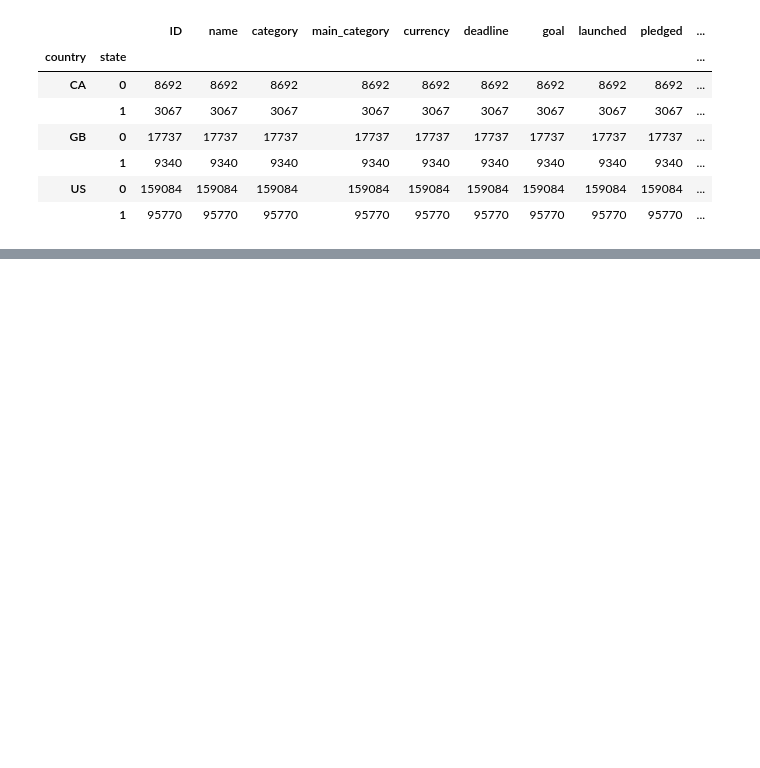
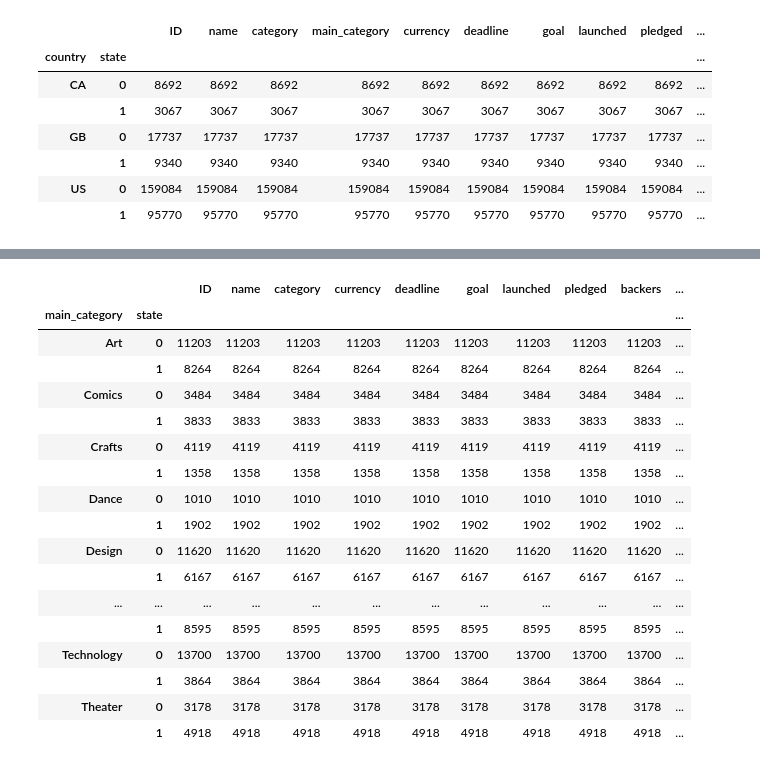
Before and after one commit to JonBebi/Kickfinisher, a Jupyter notebook: Kick_2016.ipynb, the cells around one changed output, grey strips where cells are left out. Saved outputs shown, nothing was run; the diff lists cells and outputs as text; code cells hidden in the pictures; blank space fills up the shorter version.

```diff
--- a/Kick_2016.ipynb
+++ b/Kick_2016.ipynb
@@ -346,0 +363,21 @@ df.groupby(['country', 'state']).count()
+# %%
+us.groupby(['main_category', 'state']).count()
+# %% [output]
+|  |  | ID | name | category | currency | deadline | goal | launched | pledged | backers | ... |
+| main_category | state |  |  |  |  |  |  |  |  |  | ... |
+| Art | 0 | 11203 | 11203 | 11203 | 11203 | 11203 | 11203 | 11203 | 11203 | 11203 | ... |
+|  | 1 | 8264 | 8264 | 8264 | 8264 | 8264 | 8264 | 8264 | 8264 | 8264 | ... |
+| Comics | 0 | 3484 | 3484 | 3484 | 3484 | 3484 | 3484 | 3484 | 3484 | 3484 | ... |
+|  | 1 | 3833 | 3833 | 3833 | 3833 | 3833 | 3833 | 3833 | 3833 | 3833 | ... |
+| Crafts | 0 | 4119 | 4119 | 4119 | 4119 | 4119 | 4119 | 4119 | 4119 | 4119 | ... |
+|  | 1 | 1358 | 1358 | 1358 | 1358 | 1358 | 1358 | 1358 | 1358 | 1358 | ... |
+| Dance | 0 | 1010 | 1010 | 1010 | 1010 | 1010 | 1010 | 1010 | 1010 | 1010 | ... |
+|  | 1 | 1902 | 1902 | 1902 | 1902 | 1902 | 1902 | 1902 | 1902 | 1902 | ... |
+| Design | 0 | 11620 | 11620 | 11620 | 11620 | 11620 | 11620 | 11620 | 11620 | 11620 | ... |
+|  | 1 | 6167 | 6167 | 6167 | 6167 | 6167 | 6167 | 6167 | 6167 | 6167 | ... |
+| ... | ... | ... | ... | ... | ... | ... | ... | ... | ... | ... | ... |
+|  | 1 | 8595 | 8595 | 8595 | 8595 | 8595 | 8595 | 8595 | 8595 | 8595 | ... |
+| Technology | 0 | 13700 | 13700 | 13700 | 13700 | 13700 | 13700 | 13700 | 13700 | 13700 | ... |
+|  | 1 | 3864 | 3864 | 3864 | 3864 | 3864 | 3864 | 3864 | 3864 | 3864 | ... |
+| Theater | 0 | 3178 | 3178 | 3178 | 3178 | 3178 | 3178 | 3178 | 3178 | 3178 | ... |
+|  | 1 | 4918 | 4918 | 4918 | 4918 | 4918 | 4918 | 4918 | 4918 | 4918 | ... |
```
Also changed, not shown: parts of 13 cells of this notebook.
